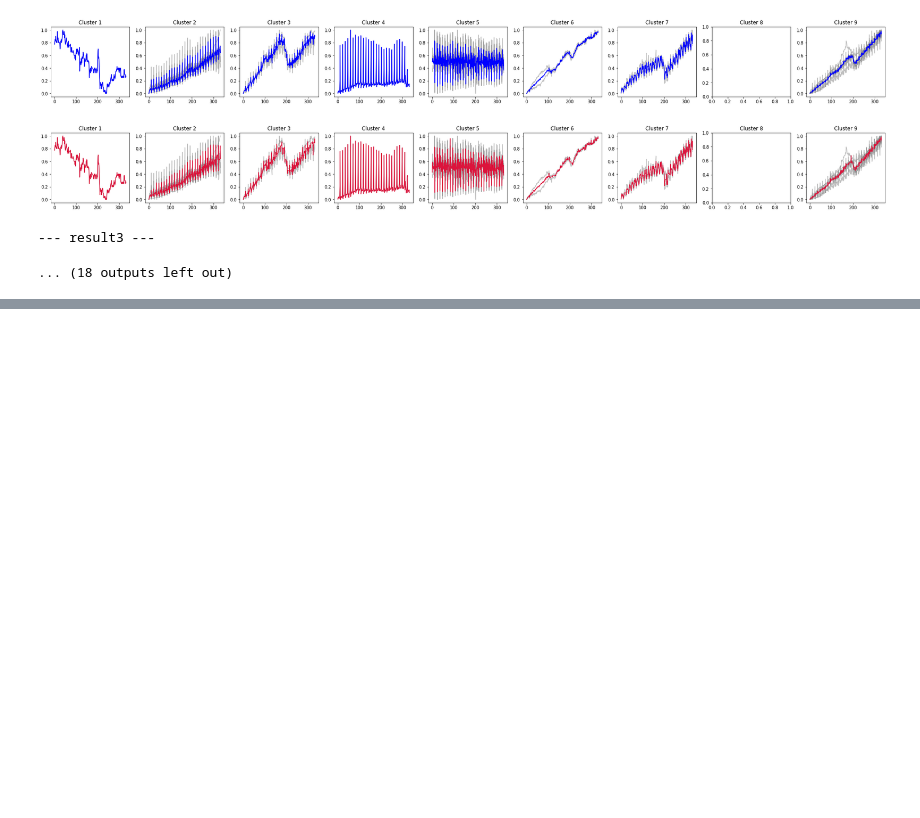
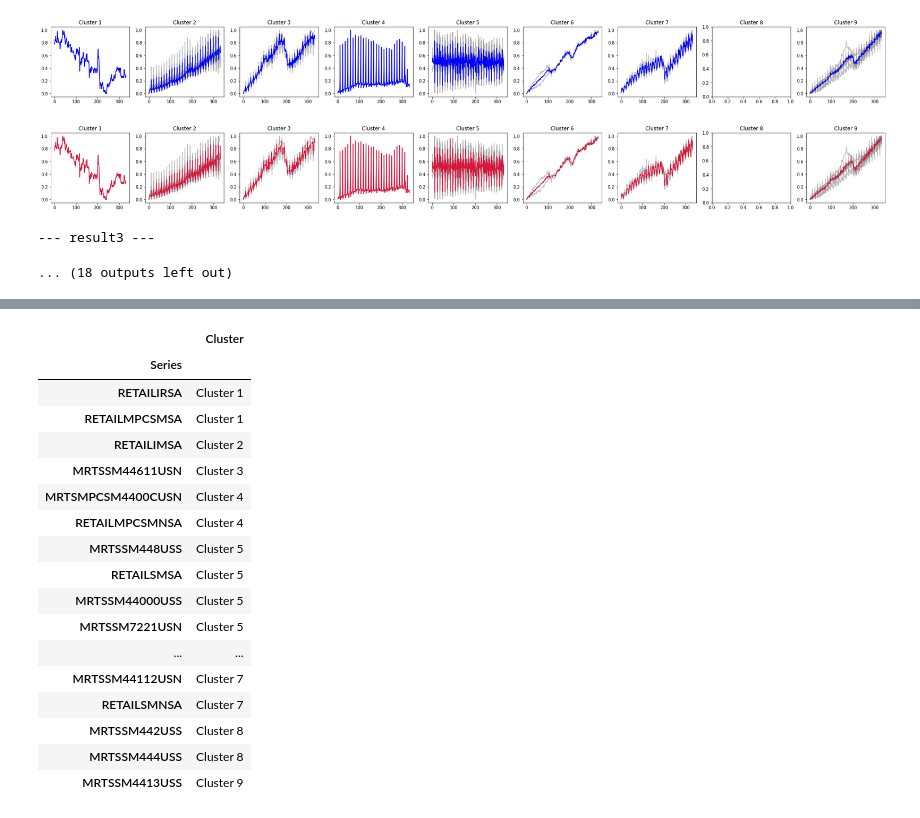
Before and after one commit to mwithgod3952/jh_Minor_Projects, a Jupyter notebook: Test_version_of_time_series_clustering_with_SOM_and_K_Means_clustering.ipynb, the cells around one changed output, grey strips where cells are left out. Saved outputs shown, nothing was run; the diff lists cells and outputs as text; code cells hidden in the pictures; blank space fills up the shorter version.

```diff
--- a/Test_version_of_time_series_clustering_with_SOM_and_K_Means_clustering.ipynb
+++ b/Test_version_of_time_series_clustering_with_SOM_and_K_Means_clustering.ipynb
@@ -264,0 +265,21 @@ map_df_lst[0]
+# %%
+display(map_df_lst[9])
+# %% [output]
+|  | Cluster |
+| Series |  |
+| RETAILIRSA | Cluster 1 |
+| RETAILMPCSMSA | Cluster 1 |
+| RETAILIMSA | Cluster 2 |
+| MRTSSM44611USN | Cluster 3 |
+| MRTSMPCSM4400CUSN | Cluster 4 |
+| RETAILMPCSMNSA | Cluster 4 |
+| MRTSSM448USS | Cluster 5 |
+| RETAILSMSA | Cluster 5 |
+| MRTSSM44000USS | Cluster 5 |
+| MRTSSM7221USN | Cluster 5 |
+| ... | ... |
+| MRTSSM44112USN | Cluster 7 |
+| RETAILSMNSA | Cluster 7 |
+| MRTSSM442USS | Cluster 8 |
+| MRTSSM444USS | Cluster 8 |
+| MRTSSM4413USS | Cluster 9 |
```
Also changed, not shown: parts of 2 cells of this notebook.
